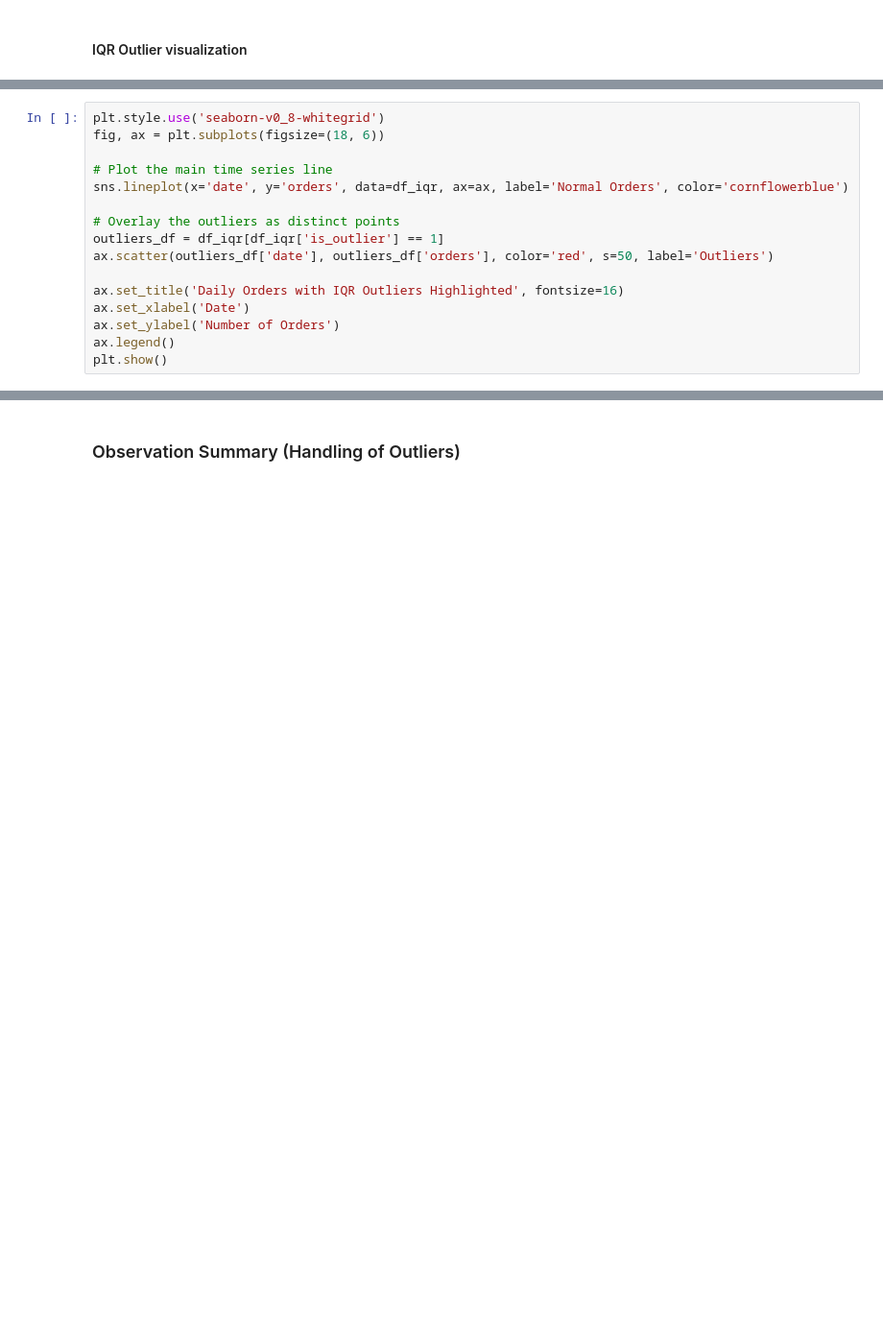
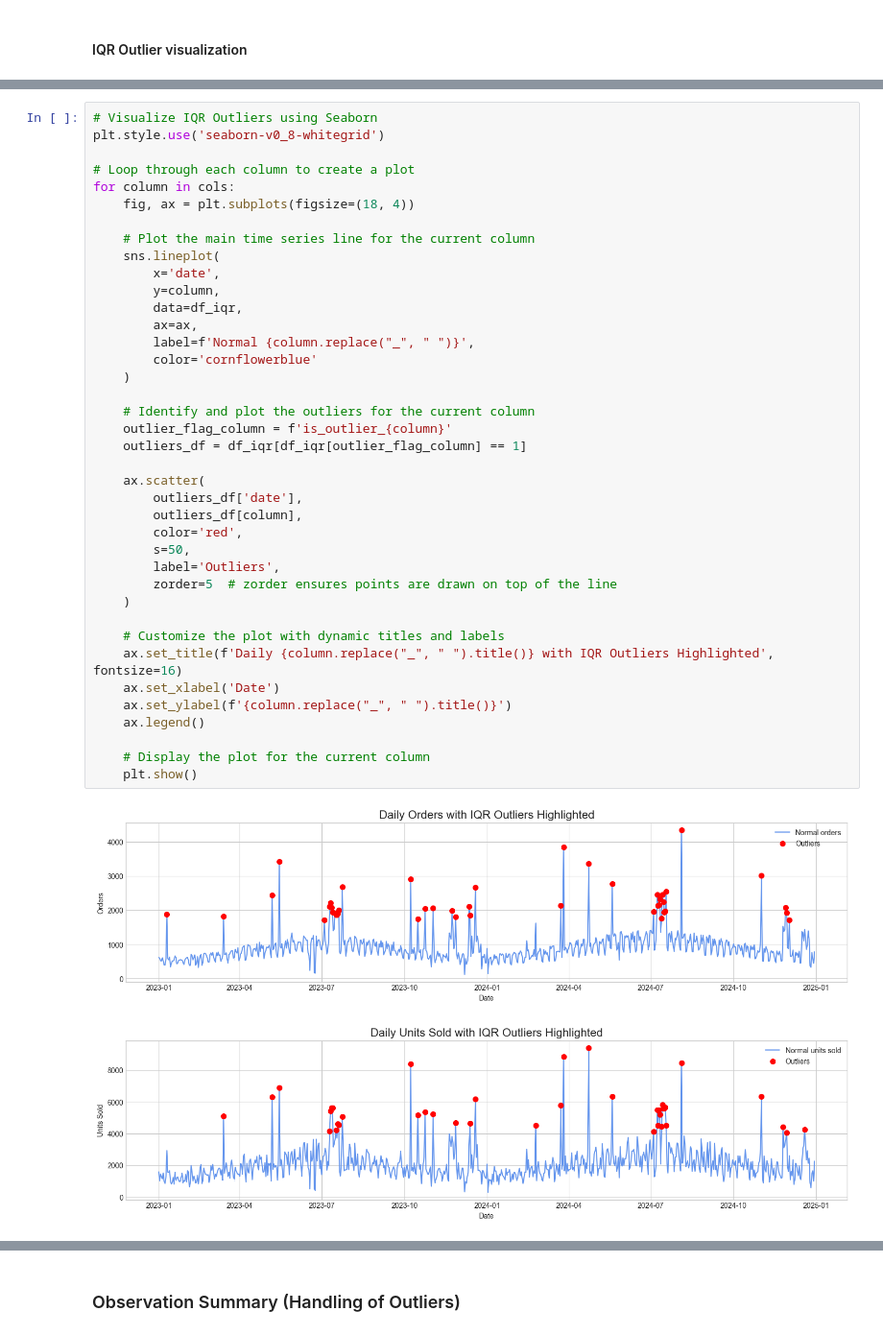
Before and after one commit to traha-89/ecommerce_demand_forecasting, a Jupyter notebook: notebooks/demand_forecasting_analysis.ipynb, the cells around one changed output, grey strips where cells are left out. Shown at 96% size. Drawn from its saved outputs; the diff is of its cells as text; blank space fills up the shorter version.

Commit message:
Update demand_forecasting_analysis.ipynb
- outlier visualization

```diff
--- a/notebooks/demand_forecasting_analysis.ipynb
+++ b/notebooks/demand_forecasting_analysis.ipynb
@@ -157,16 +157,0 @@ df_iqr[df_iqr['is_outlier'] == 1].head()
-# %%
-plt.style.use('seaborn-v0_8-whitegrid')
-fig, ax = plt.subplots(figsize=(18, 6))
-
-# Plot the main time series line
-sns.lineplot(x='date', y='orders', data=df_iqr, ax=ax, label='Normal Orders', color='cornflowerblue')
-
-# Overlay the outliers as distinct points
-outliers_df = df_iqr[df_iqr['is_outlier'] == 1]
-ax.scatter(outliers_df['date'], outliers_df['orders'], color='red', s=50, label='Outliers')
-
-ax.set_title('Daily Orders with IQR Outliers Highlighted', fontsize=16)
-ax.set_xlabel('Date')
-ax.set_ylabel('Number of Orders')
-ax.legend()
-plt.show()
@@ -174,0 +168,42 @@ plt.show()
+# %%
+# Visualize IQR Outliers using Seaborn
+plt.style.use('seaborn-v0_8-whitegrid')
+
+# Loop through each column to create a plot
+for column in cols:
+    fig, ax = plt.subplots(figsize=(18, 4))
+
+    # Plot the main time series line for the current column
+    sns.lineplot(
+        x='date',
+        y=column,
+        data=df_iqr,
+        ax=ax,
+        label=f'Normal {column.replace("_", " ")}',
+        color='cornflowerblue'
+    )
+
+    # Identify and plot the outliers for the current column
+    outlier_flag_column = f'is_outlier_{column}'
+    outliers_df = df_iqr[df_iqr[outlier_flag_column] == 1]
+
+    ax.scatter(
+        outliers_df['date'],
+        outliers_df[column],
+        color='red',
+        s=50,
+        label='Outliers',
+        zorder=5  # zorder ensures points are drawn on top of the line
+    )
+
+    # Customize the plot with dynamic titles and labels
+    ax.set_title(f'Daily {column.replace("_", " ").title()} with IQR Outliers Highlighted', fontsize=16)
+    ax.set_xlabel('Date')
+    ax.set_ylabel(f'{column.replace("_", " ").title()}')
+    ax.legend()
+
+    # Display the plot for the current column
+    plt.show()
+# %% [output]
+[figure, added]
+[figure, added]
```
Also changed, not shown: parts of 10 cells of this notebook.
